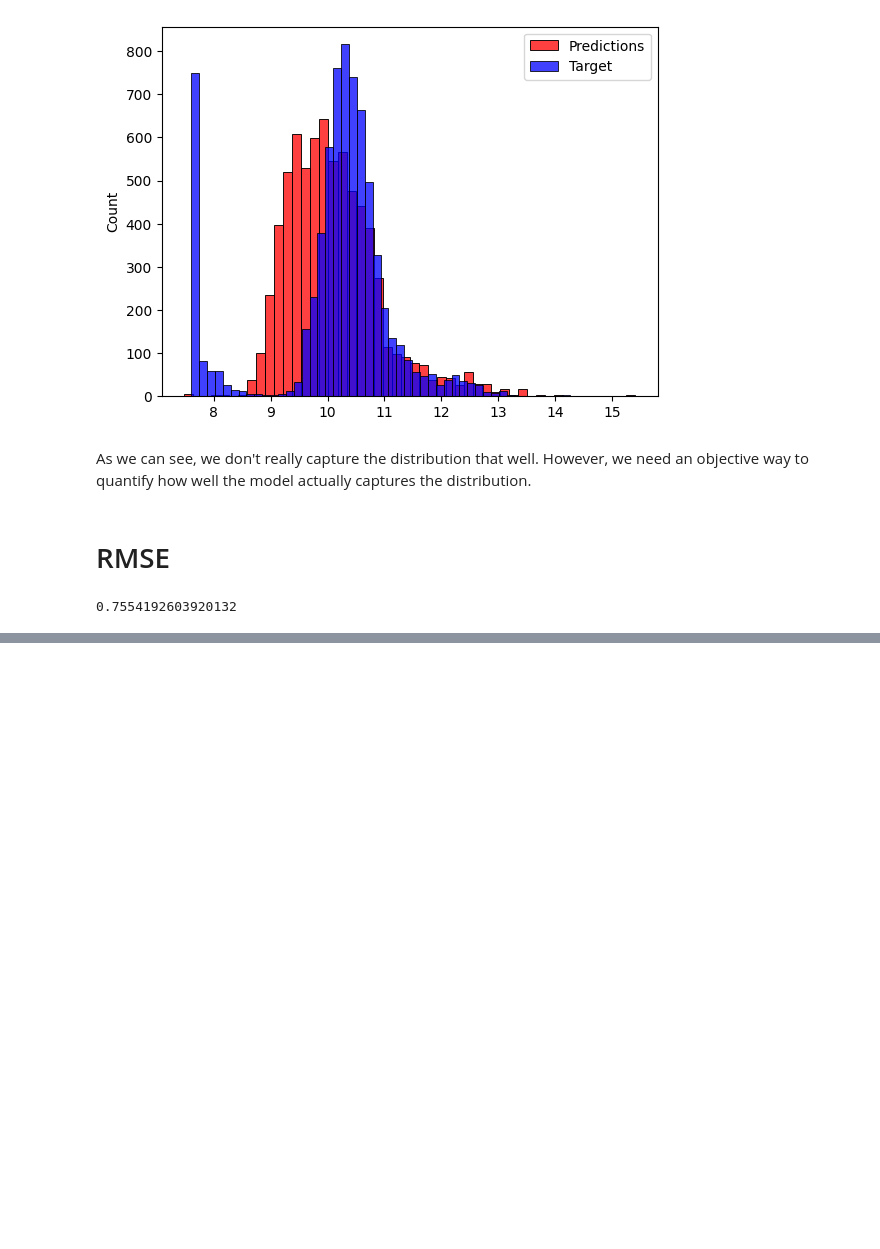
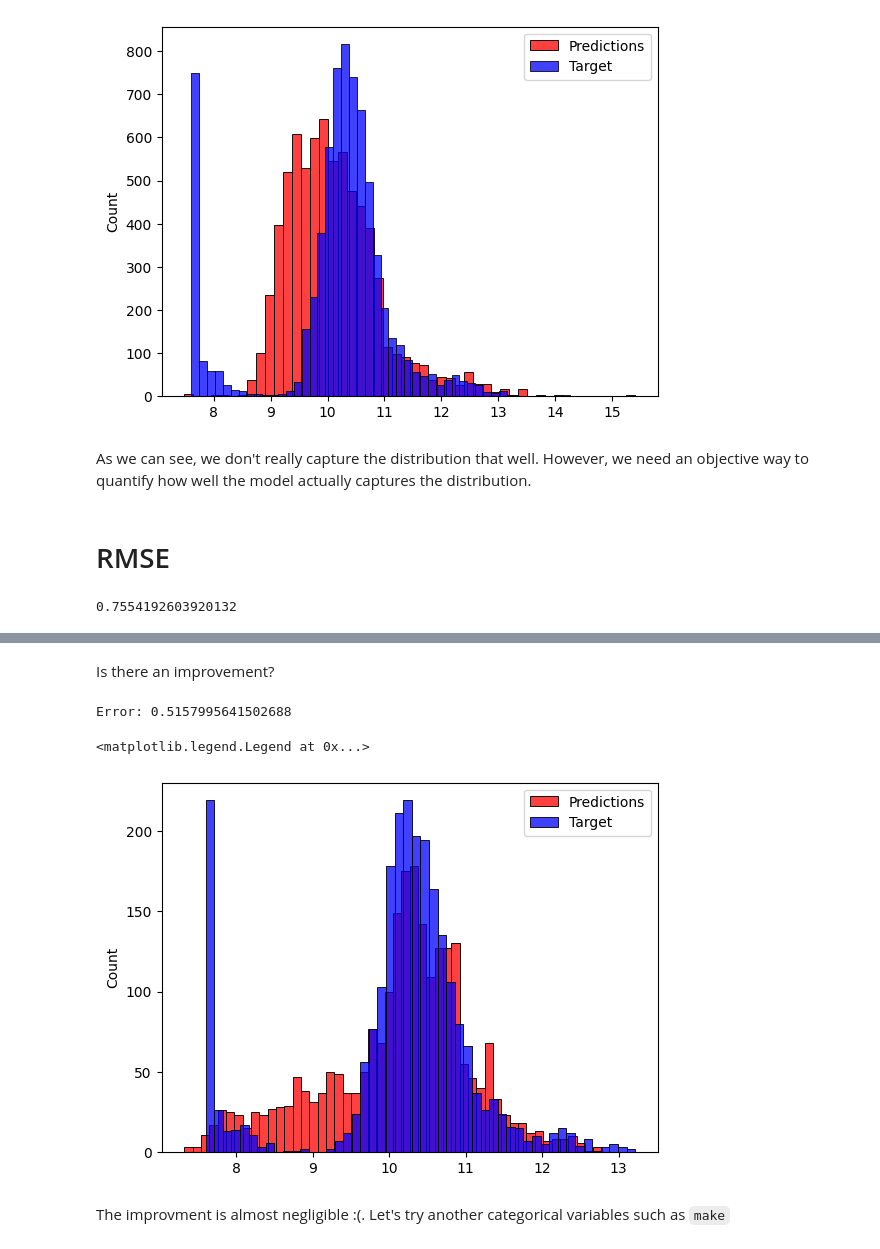
Before and after one commit to Shaylin-UCT/ML_Journey, a Jupyter notebook: Regression.ipynb, the cells around one changed output, grey strips where cells are left out. Saved outputs shown, nothing was run; the diff lists cells and outputs as text; code cells hidden in the pictures; blank space fills up the shorter version.

```diff
--- a/Regression.ipynb
+++ b/Regression.ipynb
@@ -560,0 +712,5 @@ RMSE(y_train, y_pred)
+# %%
+for v in [2,3,4]:
+    pass
+    #df_train["num_doors_%s" % v] = (df_train.number_of_doors == v).astype("int")
+df_train.head()
@@ -560,0 +724,16 @@ RMSE(y_train, y_pred)
+# %%
+def prepare_X(df):
+    df = df.copy()
+    features = base.copy() #Just to keep the base array as it was
+
+
+    df["age"] = 2017 - df.year
+    features.append("age")
+
+    for v in [2,3,4]:
+        df["num_doors_%s" % v] = (df.number_of_doors == v).astype("int")
+        features.append("num_doors_%s" % v)
+
+    df_num = df[features].fillna(0)
+    X = df_num.values
+    return X
@@ -560,0 +752,20 @@ RMSE(y_train, y_pred)
+# %% [markdown]
+Is there an improvement?
+# %%
+X_train = prepare_X(df_train)
+w0, w = train_linear_regression(X_train, y_train)
+
+# Prepare and test validation set using computed weights
+X_val = prepare_X(df_val)
+y_pred = w0 + X_val.dot(w)
+
+print("Error:", RMSE(y_val, y_pred))
+sns.histplot(y_pred, color="red", bins = 50)
+sns.histplot(y_val, color = "blue", bins = 50)
+plt.legend(labels=["Predictions","Target"])
+# %% [output]
+Error: 0.5157995641502688
+<matplotlib.legend.Legend at 0x...>
+[figure, added]
+# %% [markdown]
+The improvment is almost negligible :(. Let's try another categorical variables such as `make`
```
Also changed, not shown: parts of 41 cells of this notebook, 2 other files.
